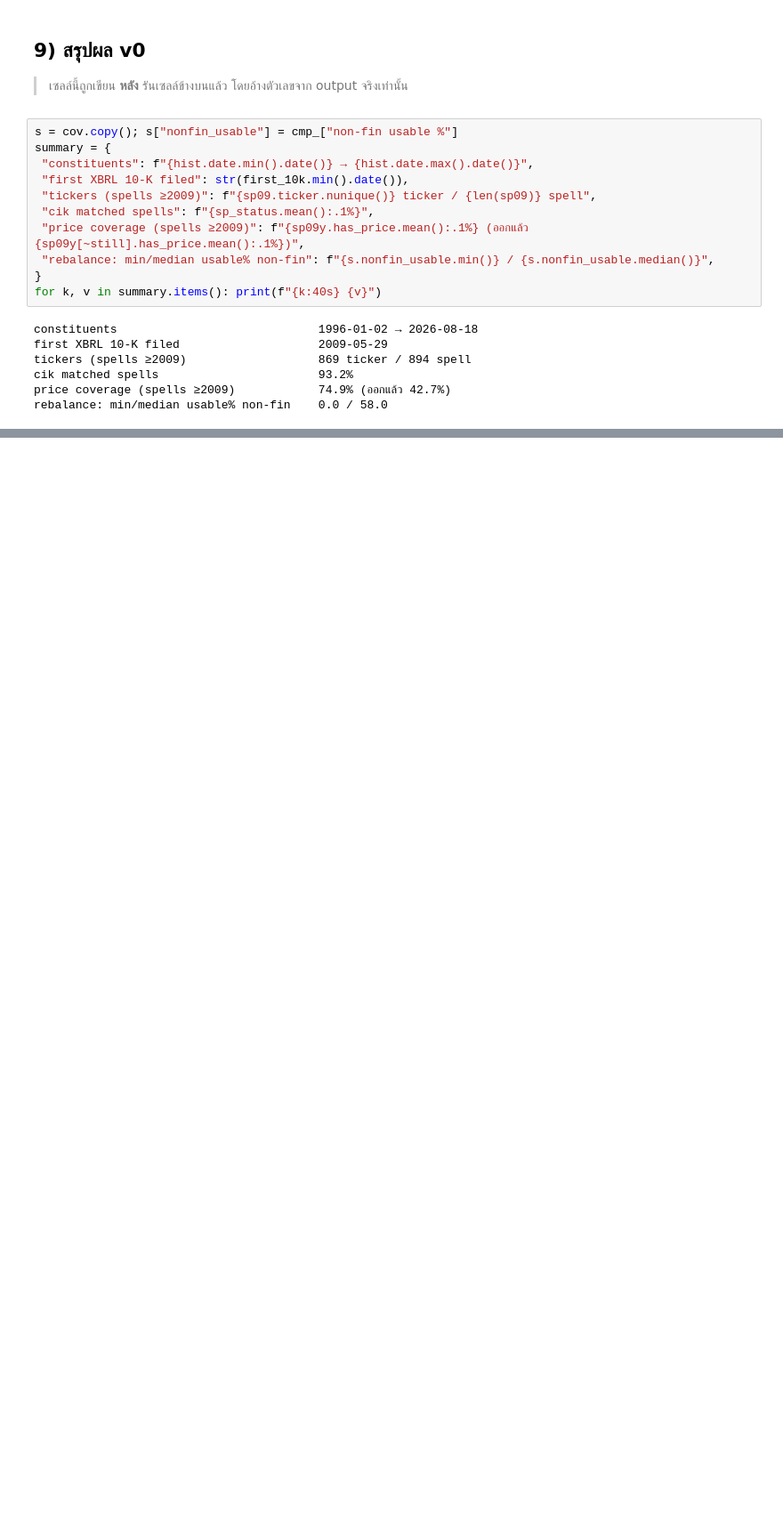
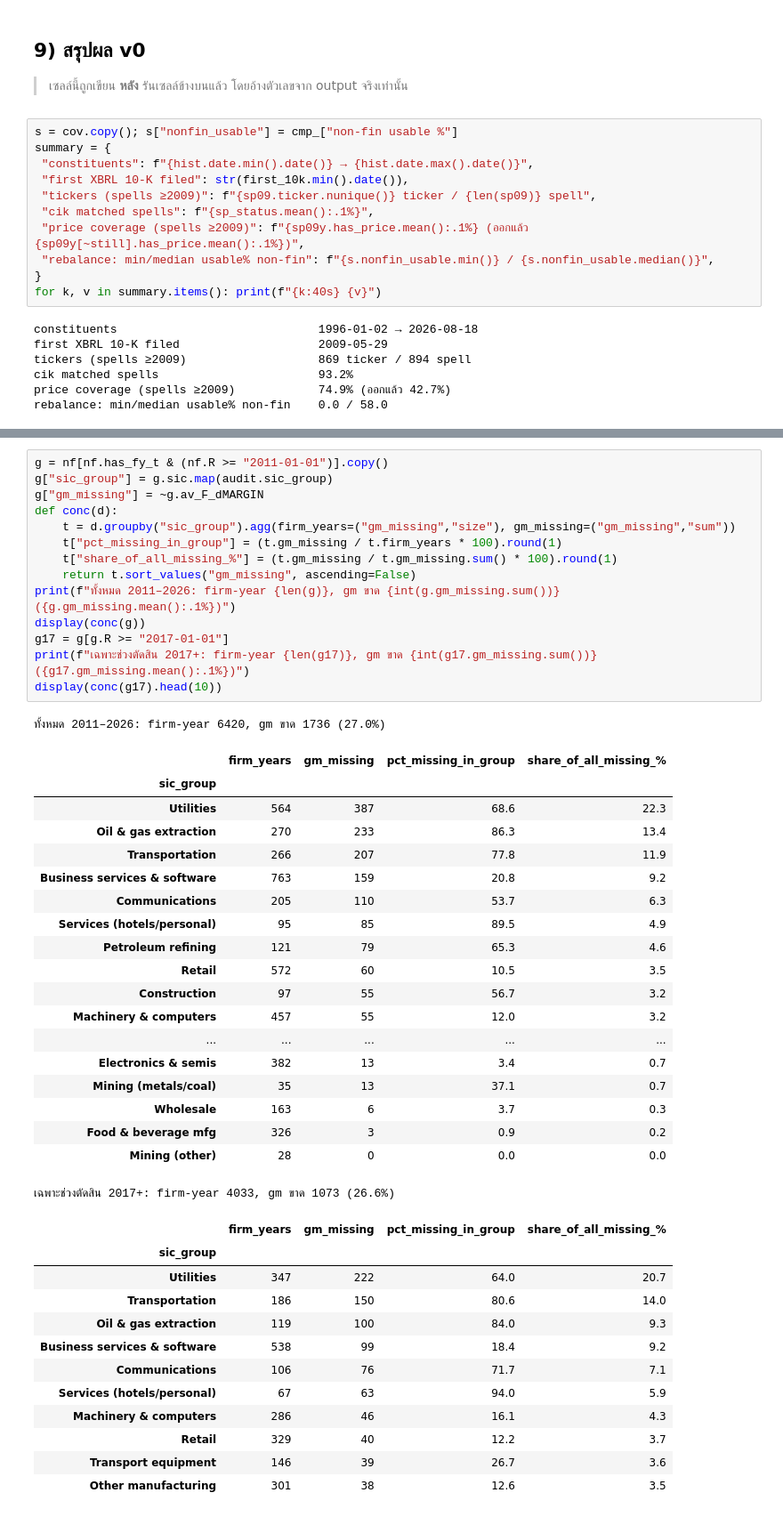
Before and after one commit to shitahito6677/SNP, a Jupyter notebook: model_A/notebooks/v0_data_audit.ipynb, the cells around one changed output, grey strips where cells are left out. Shown at 89% size. Drawn from its saved outputs; the diff is of its cells as text; blank space fills up the shorter version.

```diff
--- a/model_A/notebooks/v0_data_audit.ipynb
+++ b/model_A/notebooks/v0_data_audit.ipynb
@@ -650,0 +691,47 @@ rebalance: min/median usable% non-fin    0.0 / 58.0
+# %%
+g = nf[nf.has_fy_t & (nf.R >= "2011-01-01")].copy()
+g["sic_group"] = g.sic.map(audit.sic_group)
+g["gm_missing"] = ~g.av_F_dMARGIN
+def conc(d):
+    t = d.groupby("sic_group").agg(firm_years=("gm_missing","size"), gm_missing=("gm_missing","sum"))
+    t["pct_missing_in_group"] = (t.gm_missing / t.firm_years * 100).round(1)
+    t["share_of_all_missing_%"] = (t.gm_missing / t.gm_missing.sum() * 100).round(1)
+    return t.sort_values("gm_missing", ascending=False)
+print(f"ทั้งหมด 2011–2026: firm-year {len(g)}, gm ขาด {int(g.gm_missing.sum())} ({g.gm_missing.mean():.1%})")
+display(conc(g))
+g17 = g[g.R >= "2017-01-01"]
+print(f"เฉพาะช่วงตัดสิน 2017+: firm-year {len(g17)}, gm ขาด {int(g17.gm_missing.sum())} ({g17.gm_missing.mean():.1%})")
+display(conc(g17).head(10))
+# %% [output]
+ทั้งหมด 2011–2026: firm-year 6420, gm ขาด 1736 (27.0%)
+|  | firm_years | gm_missing | pct_missing_in_group | share_of_all_missing_% |
+| sic_group |  |  |  |  |
+| Utilities | 564 | 387 | 68.6 | 22.3 |
+| Oil & gas extraction | 270 | 233 | 86.3 | 13.4 |
+| Transportation | 266 | 207 | 77.8 | 11.9 |
+| Business services & software | 763 | 159 | 20.8 | 9.2 |
+| Communications | 205 | 110 | 53.7 | 6.3 |
+| Services (hotels/personal) | 95 | 85 | 89.5 | 4.9 |
+| Petroleum refining | 121 | 79 | 65.3 | 4.6 |
+| Retail | 572 | 60 | 10.5 | 3.5 |
+| Construction | 97 | 55 | 56.7 | 3.2 |
+| Machinery & computers | 457 | 55 | 12.0 | 3.2 |
+| ... | ... | ... | ... | ... |
+| Electronics & semis | 382 | 13 | 3.4 | 0.7 |
+| Mining (metals/coal) | 35 | 13 | 37.1 | 0.7 |
+| Wholesale | 163 | 6 | 3.7 | 0.3 |
+| Food & beverage mfg | 326 | 3 | 0.9 | 0.2 |
+| Mining (other) | 28 | 0 | 0.0 | 0.0 |
+เฉพาะช่วงตัดสิน 2017+: firm-year 4033, gm ขาด 1073 (26.6%)
+|  | firm_years | gm_missing | pct_missing_in_group | share_of_all_missing_% |
+| sic_group |  |  |  |  |
+| Utilities | 347 | 222 | 64.0 | 20.7 |
+| Transportation | 186 | 150 | 80.6 | 14.0 |
+| Oil & gas extraction | 119 | 100 | 84.0 | 9.3 |
+| Business services & software | 538 | 99 | 18.4 | 9.2 |
+| Communications | 106 | 76 | 71.7 | 7.1 |
+| Services (hotels/personal) | 67 | 63 | 94.0 | 5.9 |
+| Machinery & computers | 286 | 46 | 16.1 | 4.3 |
+| Retail | 329 | 40 | 12.2 | 3.7 |
+| Transport equipment | 146 | 39 | 26.7 | 3.6 |
+| Other manufacturing | 301 | 38 | 12.6 | 3.5 |
```
Also changed, not shown: parts of 18 cells of this notebook, 8 other files.
